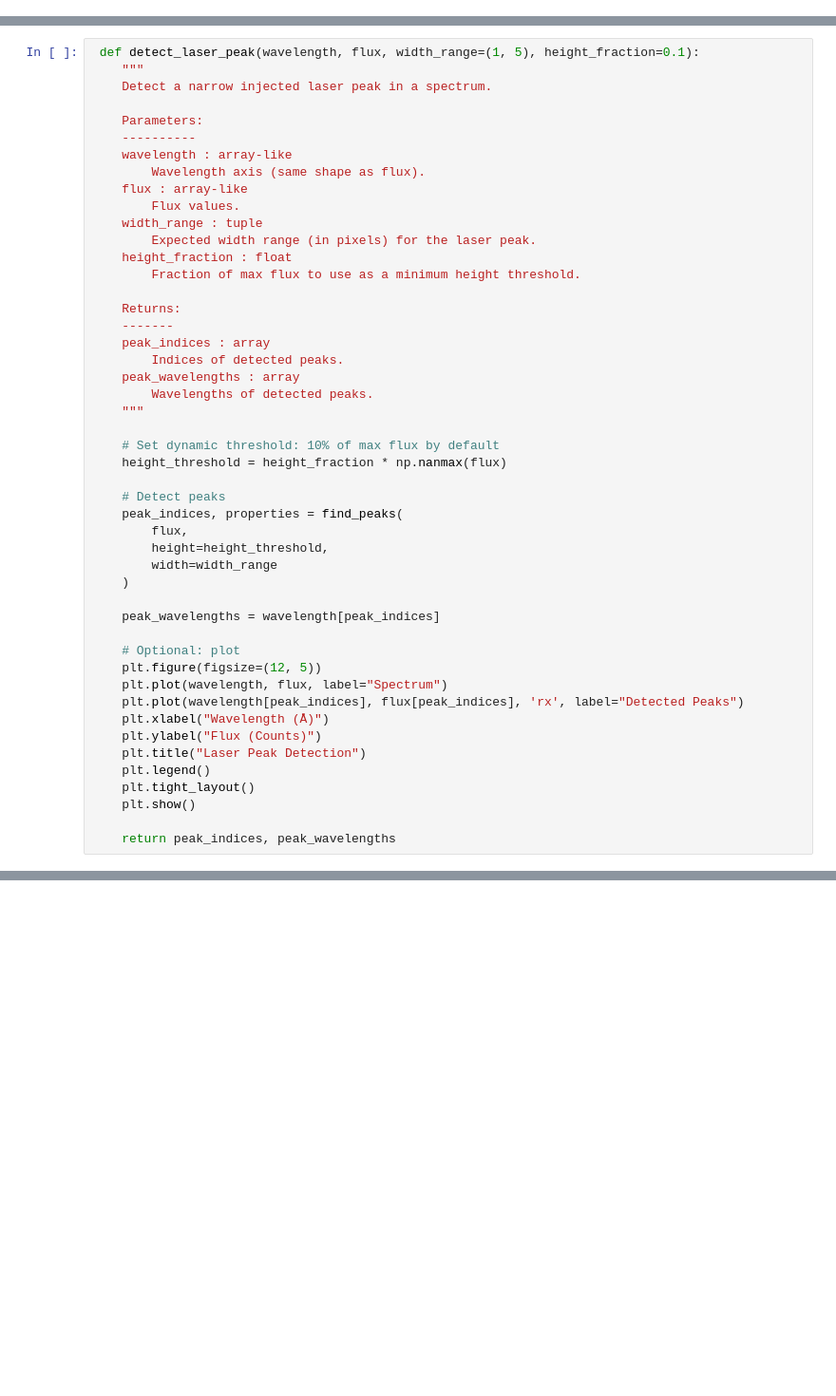
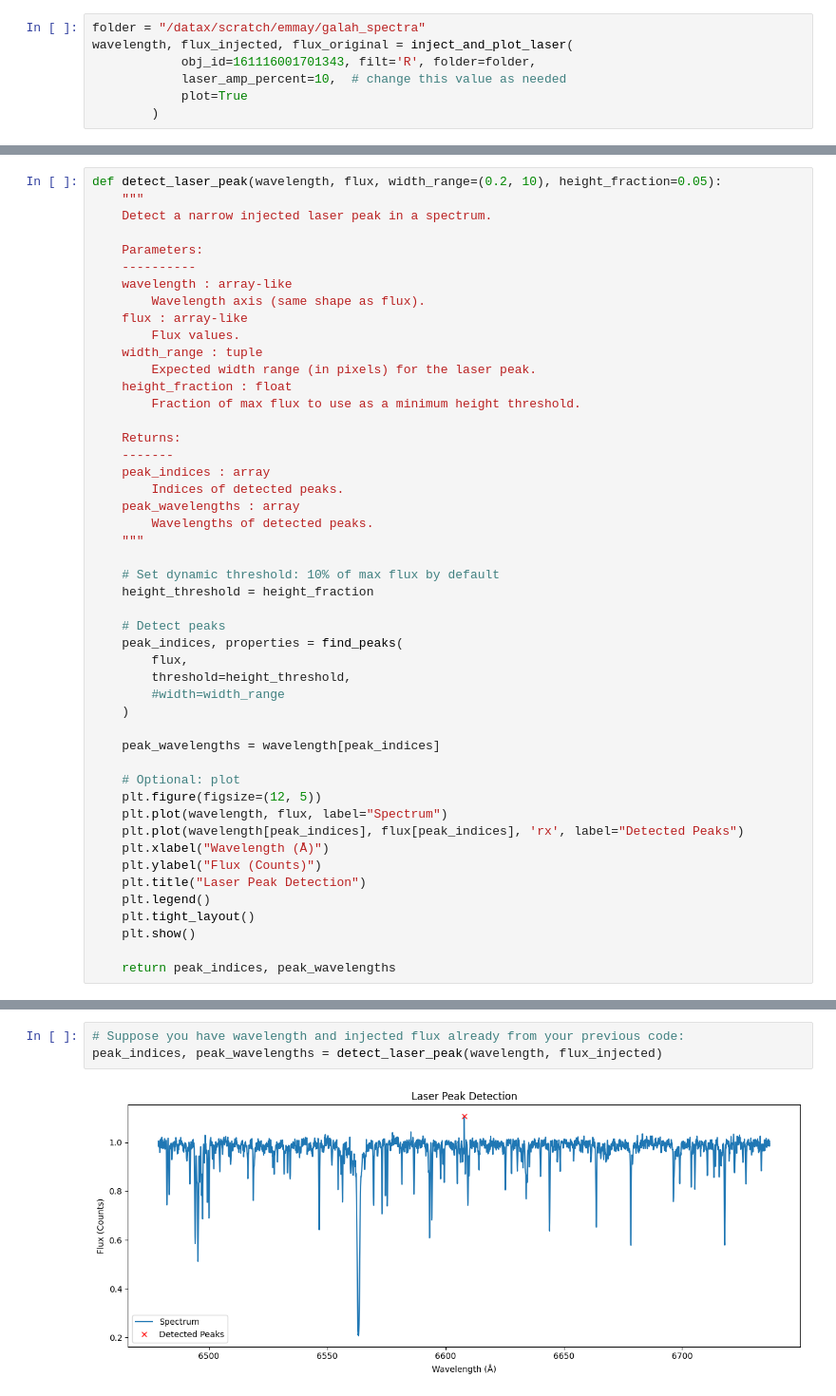
Before and after one commit to eyu22/BL2025, a Jupyter notebook: find_peak.ipynb, the cells around one changed output, grey strips where cells are left out. Shown at 95% size. Drawn from its saved outputs; the diff is of its cells as text; blank space fills up the shorter version.

Commit message:
improved find_peak.ipynb

```diff
--- a/find_peak.ipynb
+++ b/find_peak.ipynb
@@ -4,0 +71,7 @@ from scipy.signal import find_peaks
+# %%
+folder = "/datax/scratch/emmay/galah_spectra"
+wavelength, flux_injected, flux_original = inject_and_plot_laser(
+            obj_id=161116001701343, filt='R', folder=folder,
+            laser_amp_percent=10,  # change this value as needed
+            plot=True
+        )
@@ -5,5 +108,5 @@ from scipy.signal import find_peaks
 # %%
- def detect_laser_peak(wavelength, flux, width_range=(1, 5), height_fraction=0.1):
+def detect_laser_peak(wavelength, flux, width_range=(0.2, 10), height_fraction=0.05):
     """
     Detect a narrow injected laser peak in a spectrum.
 
@@ -27,13 +130,13 @@ from scipy.signal import find_peaks
     """
 
     # Set dynamic threshold: 10% of max flux by default
-    height_threshold = height_fraction * np.nanmax(flux)
+    height_threshold = height_fraction
 
     # Detect peaks
     peak_indices, properties = find_peaks(
         flux,
-        height=height_threshold,
-        width=width_range
+        threshold=height_threshold,
+        #width=width_range
     )
 
     peak_wavelengths = wavelength[peak_indices]
@@ -52,0 +161,5 @@ from scipy.signal import find_peaks
+# %%
+# Suppose you have wavelength and injected flux already from your previous code:
+peak_indices, peak_wavelengths = detect_laser_peak(wavelength, flux_injected)
+# %% [output]
+[figure, added]
```
Also changed, not shown: parts of 8 cells of this notebook.
